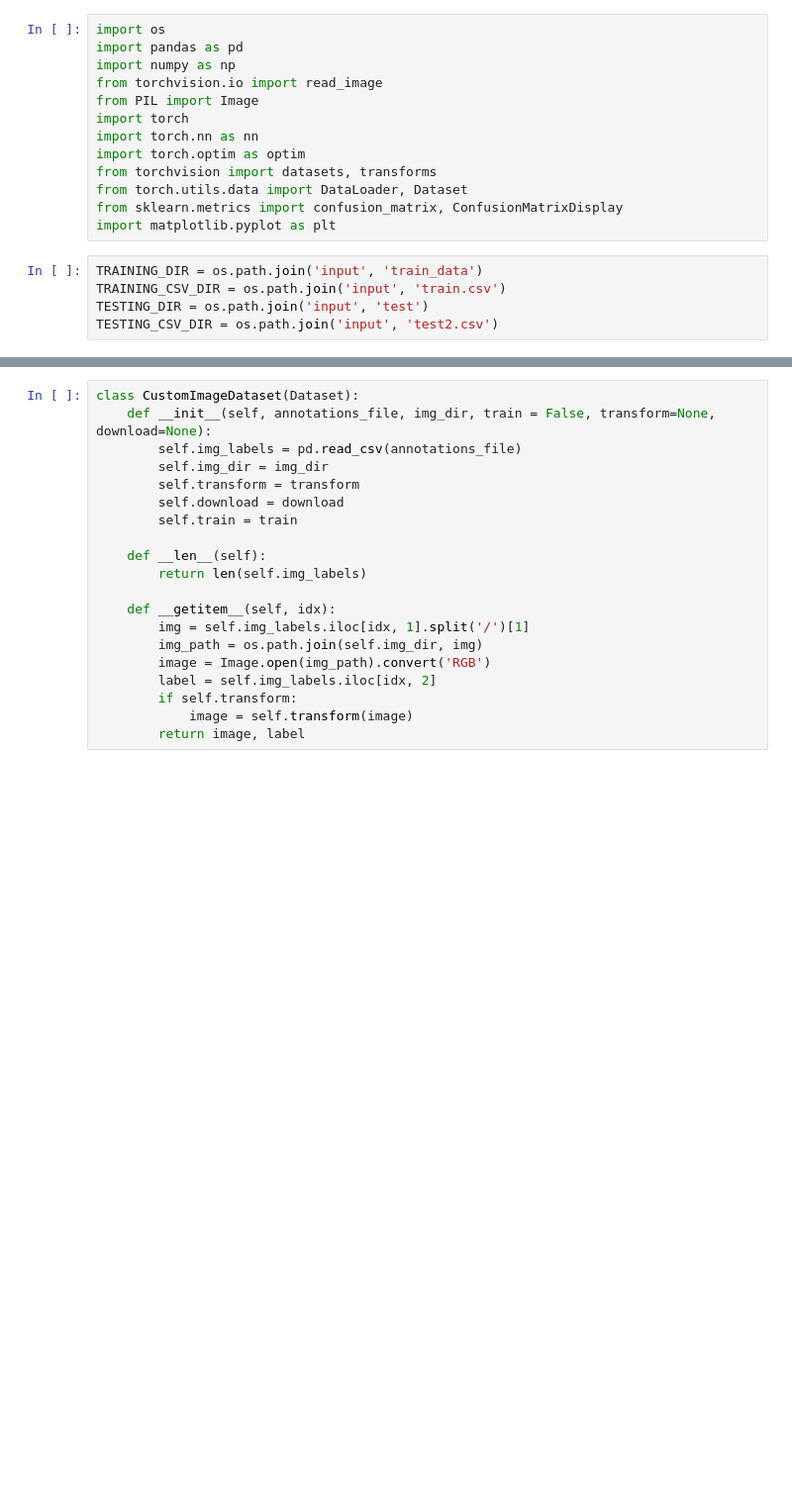
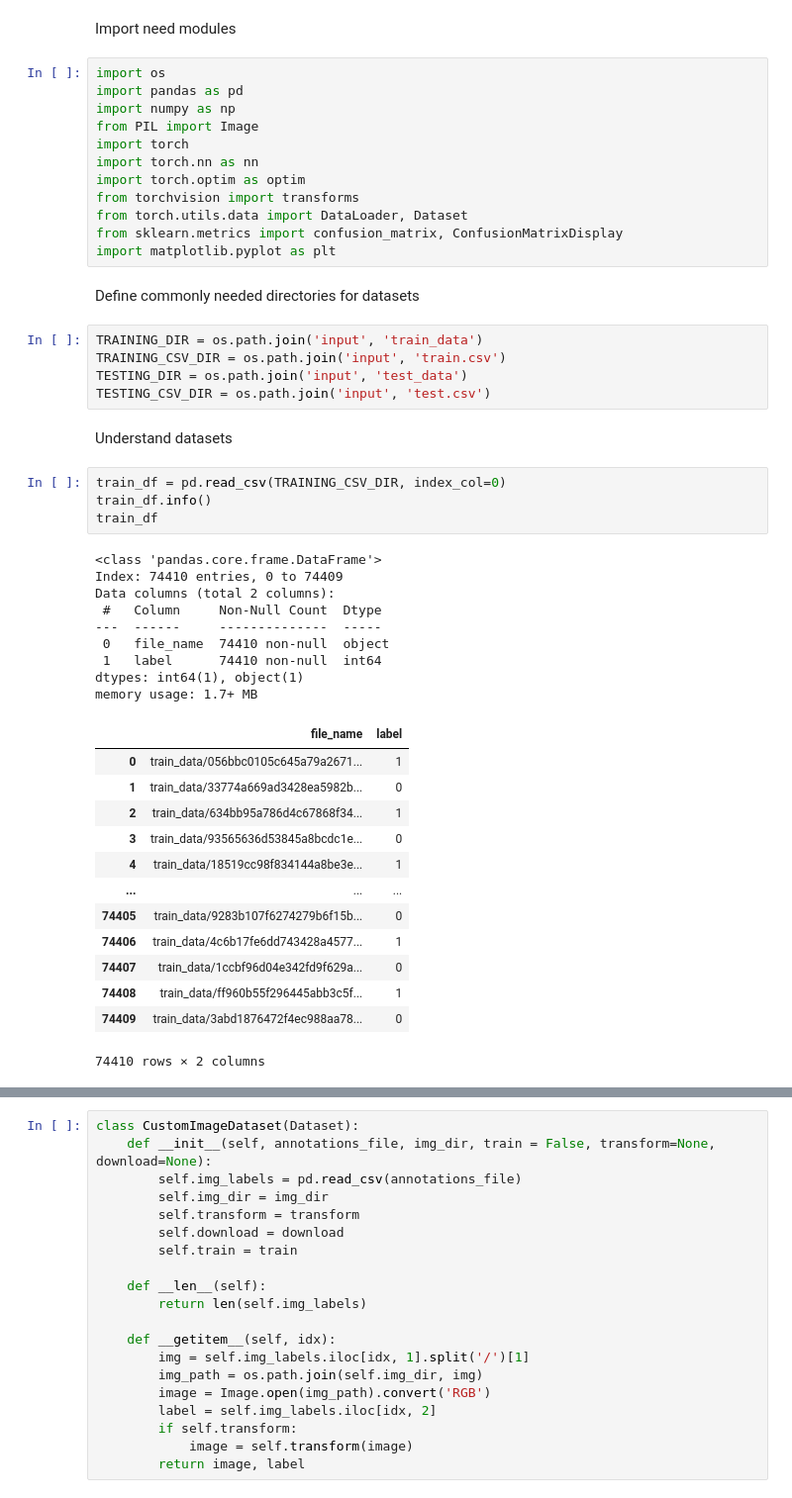
Before and after one commit to angelinabuysse/CS455_Final_Project_UG7, a Jupyter notebook: cnn.ipynb, the cells around one changed output, grey strips where cells are left out. Shown at 99% size. Cells and saved outputs as stored; diff of their text form; blank space fills up the shorter version.

```diff
--- a/cnn.ipynb
+++ b/cnn.ipynb
@@ -1,18 +8,50 @@
+# %% [markdown]
+Import need modules
 # %%
 import os
 import pandas as pd
 import numpy as np
-from torchvision.io import read_image
 from PIL import Image
 import torch
 import torch.nn as nn
 import torch.optim as optim
-from torchvision import datasets, transforms
+from torchvision import transforms
 from torch.utils.data import DataLoader, Dataset
 from sklearn.metrics import confusion_matrix, ConfusionMatrixDisplay
 import matplotlib.pyplot as plt
+# %% [markdown]
+Define commonly needed directories for datasets
 # %%
 TRAINING_DIR = os.path.join('input', 'train_data')
 TRAINING_CSV_DIR = os.path.join('input', 'train.csv')
-TESTING_DIR = os.path.join('input', 'test')
-TESTING_CSV_DIR = os.path.join('input', 'test2.csv')
+TESTING_DIR = os.path.join('input', 'test_data')
+TESTING_CSV_DIR = os.path.join('input', 'test.csv')
+# %% [markdown]
+Understand datasets
+# %%
+train_df = pd.read_csv(TRAINING_CSV_DIR, index_col=0)
+train_df.info()
+train_df
+# %% [output]
+<class 'pandas.core.frame.DataFrame'>
+Index: 74410 entries, 0 to 74409
+Data columns (total 2 columns):
+ #   Column     Non-Null Count  Dtype
+---  ------     --------------  -----
+ 0   file_name  74410 non-null  object
+ 1   label      74410 non-null  int64
+dtypes: int64(1), object(1)
+memory usage: 1.7+ MB
+|  | file_name | label |
+| 0 | train_data/056bbc0105c645a79a2671... | 1 |
+| 1 | train_data/33774a669ad3428ea5982b... | 0 |
+| 2 | train_data/634bb95a786d4c67868f34... | 1 |
+| 3 | train_data/93565636d53845a8bcdc1e... | 0 |
+| 4 | train_data/18519cc98f834144a8be3e... | 1 |
+| ... | ... | ... |
+| 74405 | train_data/9283b107f6274279b6f15b... | 0 |
+| 74406 | train_data/4c6b17fe6dd743428a4577... | 1 |
+| 74407 | train_data/1ccbf96d04e342fd9f629a... | 0 |
+| 74408 | train_data/ff960b55f296445abb3c5f... | 1 |
+| 74409 | train_data/3abd1876472f4ec988aa78... | 0 |
+74410 rows × 2 columns
```
Also changed, not shown: parts of 20 cells of this notebook.
